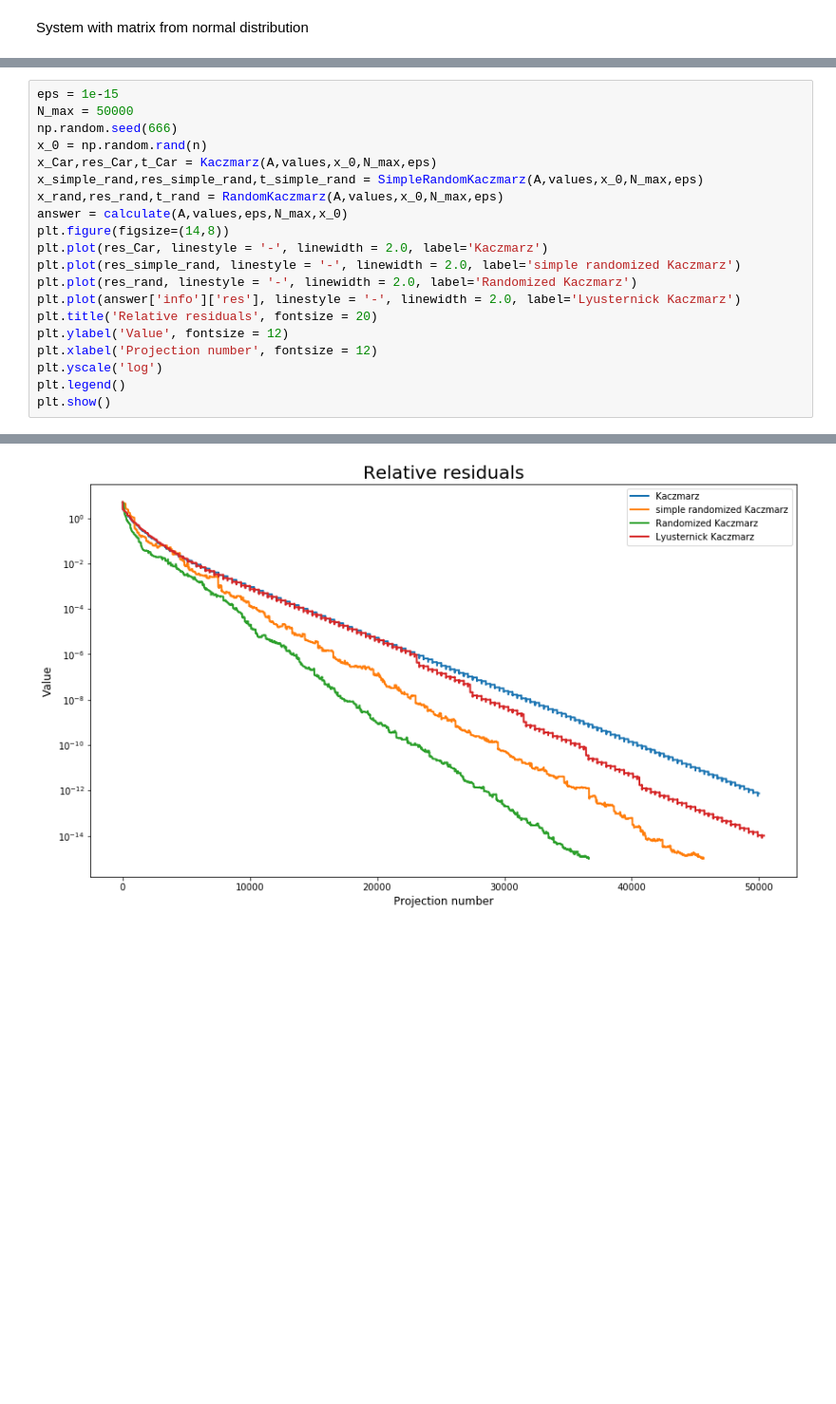
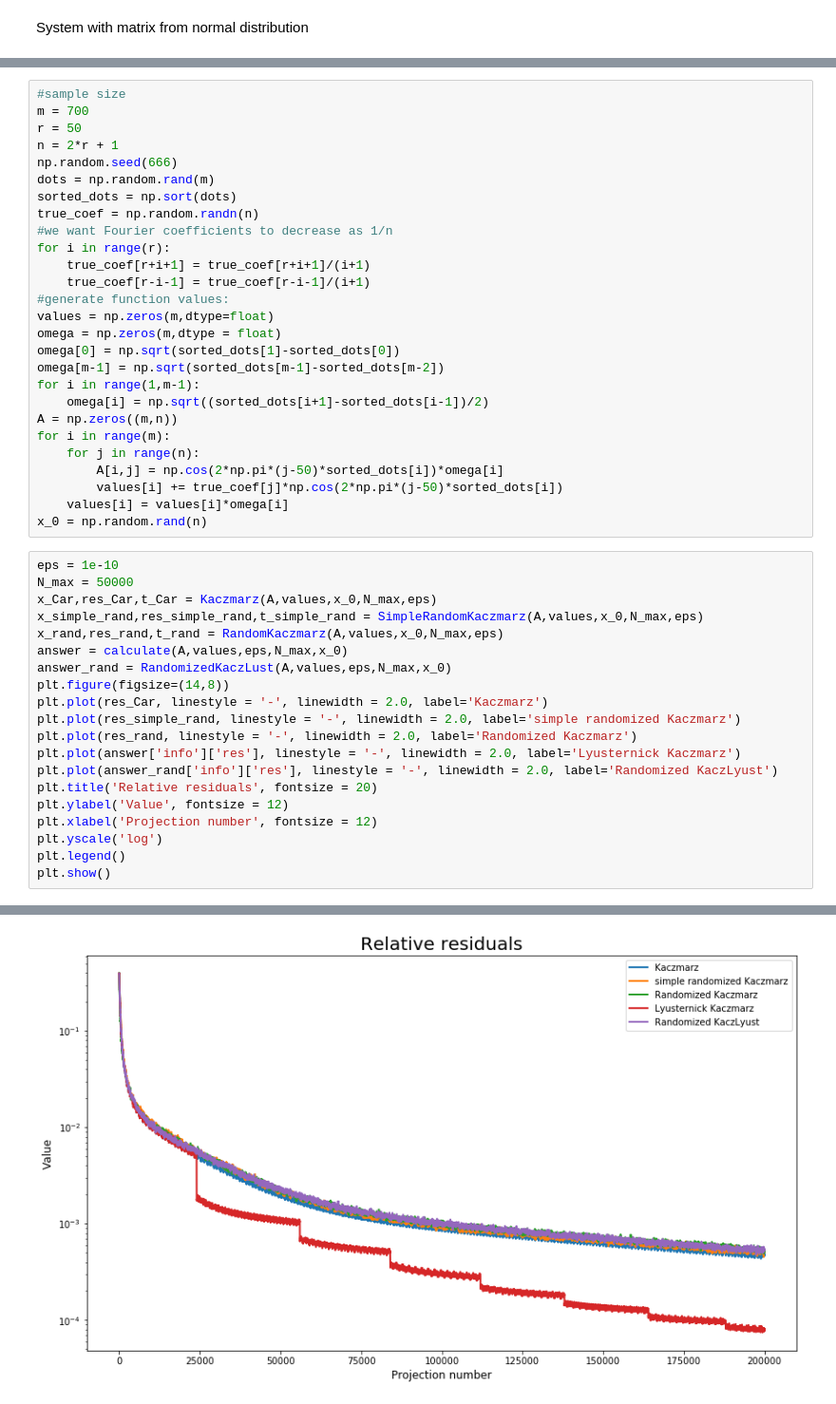
Before and after one commit to seva100/kaczmarz-modifications, a Jupyter notebook: Project_NLA.ipynb, the cells around one changed output, grey strips where cells are left out. Shown at 95% size. Cells and saved outputs as stored; diff of their text form; blank space fills up the shorter version.

```diff
--- a/Project_NLA.ipynb
+++ b/Project_NLA.ipynb
@@ -110,17 +234,44 @@ System with matrix from normal distribution
+# %%
+#sample size
+m = 700
+r = 50
+n = 2*r + 1
+np.random.seed(666)
+dots = np.random.rand(m)
+sorted_dots = np.sort(dots)
+true_coef = np.random.randn(n)
+#we want Fourier coefficients to decrease as 1/n
+for i in range(r):
+    true_coef[r+i+1] = true_coef[r+i+1]/(i+1)
+    true_coef[r-i-1] = true_coef[r-i-1]/(i+1)
+#generate function values:
+values = np.zeros(m,dtype=float)
+omega = np.zeros(m,dtype = float)
+omega[0] = np.sqrt(sorted_dots[1]-sorted_dots[0])
+omega[m-1] = np.sqrt(sorted_dots[m-1]-sorted_dots[m-2])
+for i in range(1,m-1):
+    omega[i] = np.sqrt((sorted_dots[i+1]-sorted_dots[i-1])/2)
+A = np.zeros((m,n))
+for i in range(m):
+    for j in range(n):
+        A[i,j] = np.cos(2*np.pi*(j-50)*sorted_dots[i])*omega[i]
+        values[i] += true_coef[j]*np.cos(2*np.pi*(j-50)*sorted_dots[i])
+    values[i] = values[i]*omega[i]
+x_0 = np.random.rand(n)
 # %%
-eps = 1e-15
+eps = 1e-10
 N_max = 50000
-np.random.seed(666)
-x_0 = np.random.rand(n)
 x_Car,res_Car,t_Car = Kaczmarz(A,values,x_0,N_max,eps)
 x_simple_rand,res_simple_rand,t_simple_rand = SimpleRandomKaczmarz(A,values,x_0,N_max,eps)
 x_rand,res_rand,t_rand = RandomKaczmarz(A,values,x_0,N_max,eps)
 answer = calculate(A,values,eps,N_max,x_0)
+answer_rand = RandomizedKaсzLust(A,values,eps,N_max,x_0)
 plt.figure(figsize=(14,8))
 plt.plot(res_Car, linestyle = '-', linewidth = 2.0, label='Kaczmarz')
 plt.plot(res_simple_rand, linestyle = '-', linewidth = 2.0, label='simple randomized Kaczmarz')
 plt.plot(res_rand, linestyle = '-', linewidth = 2.0, label='Randomized Kaczmarz')
 plt.plot(answer['info']['res'], linestyle = '-', linewidth = 2.0, label='Lyusternick Kaczmarz')
+plt.plot(answer_rand['info']['res'], linestyle = '-', linewidth = 2.0, label='Randomized KaczLyust')
 plt.title('Relative residuals', fontsize = 20)
 plt.ylabel('Value', fontsize = 12)
 plt.xlabel('Projection number', fontsize = 12)
@@ -141,3 +299,3 @@ disparity of x:  1.69986662832e-12
-[figure, old version]
+[figure, new version]
 # %%
 #sample size
```
Also changed, not shown: parts of 20 cells of this notebook.
